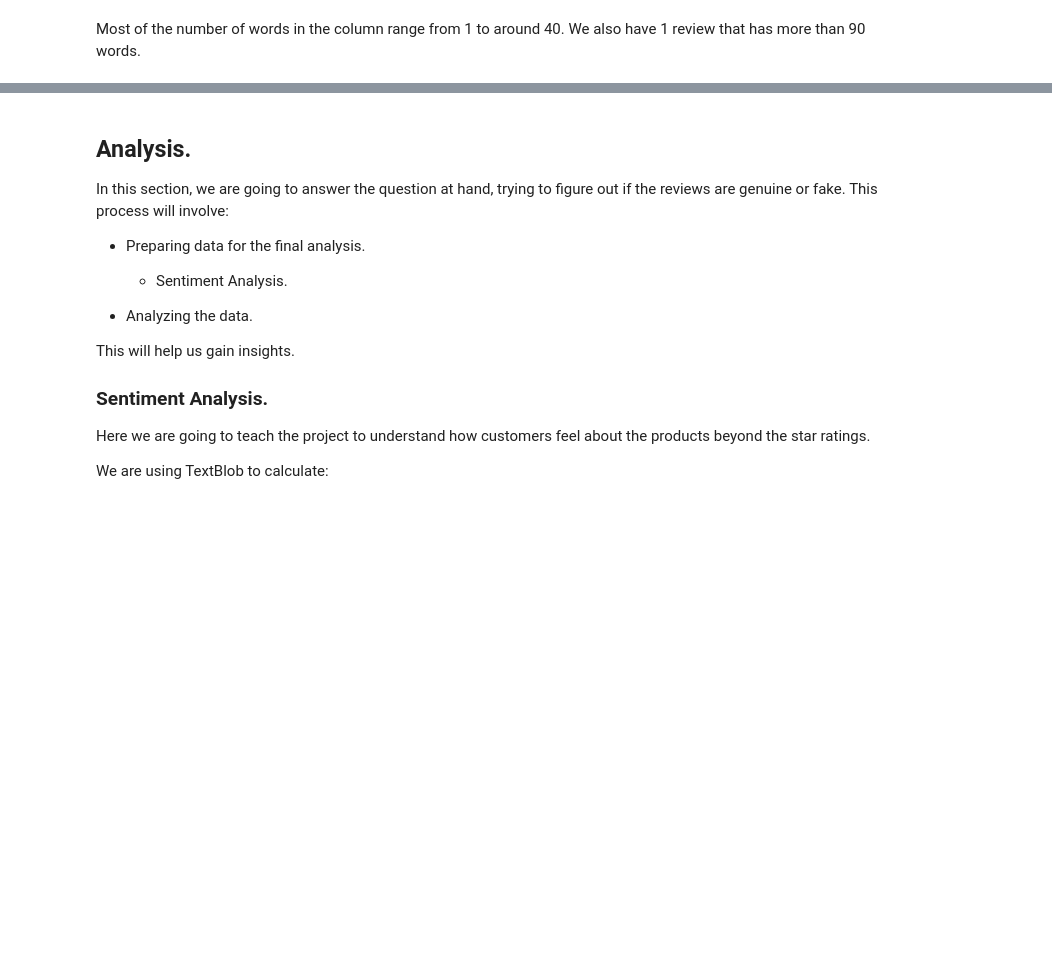
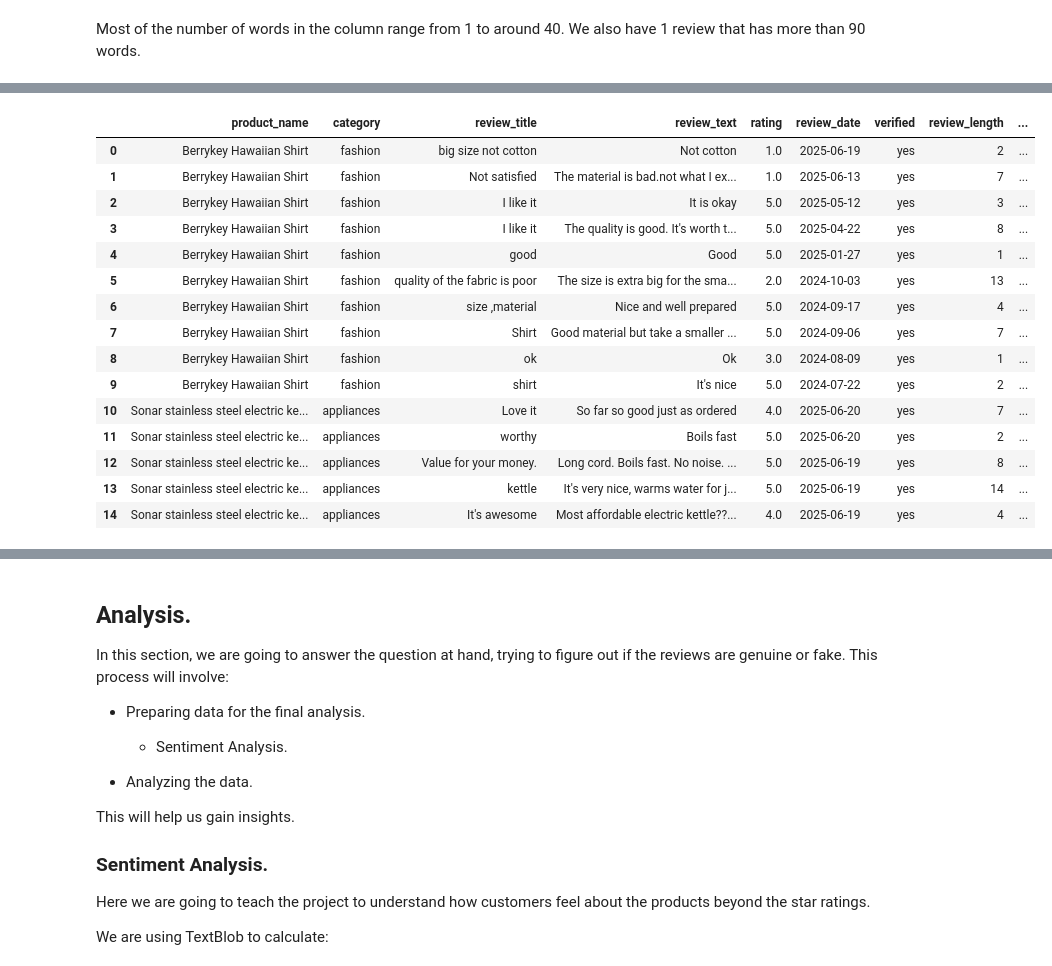
Before and after one commit to Assesa44/Kenya-Ecommerce-Reviews, a Jupyter notebook: Notebooks/analysis.ipynb, the cells around one changed output, grey strips where cells are left out. Cells and saved outputs as stored; diff of their text form; code cells hidden in the pictures; blank space fills up the shorter version.

```diff
--- a/Notebooks/analysis.ipynb
+++ b/Notebooks/analysis.ipynb
@@ -494,2 +574,20 @@ reviews['sentiment_label'].value_counts()
 # %%
-reviews.head()
+# Preview the dataset
+reviews.head(15)
+# %% [output]
+|  | product_name | category | review_title | review_text | rating | review_date | verified | review_length | ... |
+| 0 | Berrykey Hawaiian Shirt | fashion | big size not cotton | Not cotton | 1.0 | 2025-06-19 | yes | 2 | ... |
+| 1 | Berrykey Hawaiian Shirt | fashion | Not satisfied | The material is bad.not what I ex... | 1.0 | 2025-06-13 | yes | 7 | ... |
+| 2 | Berrykey Hawaiian Shirt | fashion | I like it | It is okay | 5.0 | 2025-05-12 | yes | 3 | ... |
+| 3 | Berrykey Hawaiian Shirt | fashion | I like it | The quality is good. It's worth t... | 5.0 | 2025-04-22 | yes | 8 | ... |
+| 4 | Berrykey Hawaiian Shirt | fashion | good | Good | 5.0 | 2025-01-27 | yes | 1 | ... |
+| 5 | Berrykey Hawaiian Shirt | fashion | quality of the fabric is poor | The size is extra big for the sma... | 2.0 | 2024-10-03 | yes | 13 | ... |
+| 6 | Berrykey Hawaiian Shirt | fashion | size ,material | Nice and well prepared | 5.0 | 2024-09-17 | yes | 4 | ... |
+| 7 | Berrykey Hawaiian Shirt | fashion | Shirt | Good material but take a smaller ... | 5.0 | 2024-09-06 | yes | 7 | ... |
+| 8 | Berrykey Hawaiian Shirt | fashion | ok | Ok | 3.0 | 2024-08-09 | yes | 1 | ... |
+| 9 | Berrykey Hawaiian Shirt | fashion | shirt | It's nice | 5.0 | 2024-07-22 | yes | 2 | ... |
+| 10 | Sonar stainless steel electric ke... | appliances | Love it | So far so good just as ordered | 4.0 | 2025-06-20 | yes | 7 | ... |
+| 11 | Sonar stainless steel electric ke... | appliances | worthy | Boils fast | 5.0 | 2025-06-20 | yes | 2 | ... |
+| 12 | Sonar stainless steel electric ke... | appliances | Value for your money. | Long cord. Boils fast. No noise. ... | 5.0 | 2025-06-19 | yes | 8 | ... |
+| 13 | Sonar stainless steel electric ke... | appliances | kettle | It's very nice, warms water for j... | 5.0 | 2025-06-19 | yes | 14 | ... |
+| 14 | Sonar stainless steel electric ke... | appliances | It's awesome | Most affordable electric kettle??... | 4.0 | 2025-06-19 | yes | 4 | ... |
```
Also changed, not shown: parts of 25 cells of this notebook.
